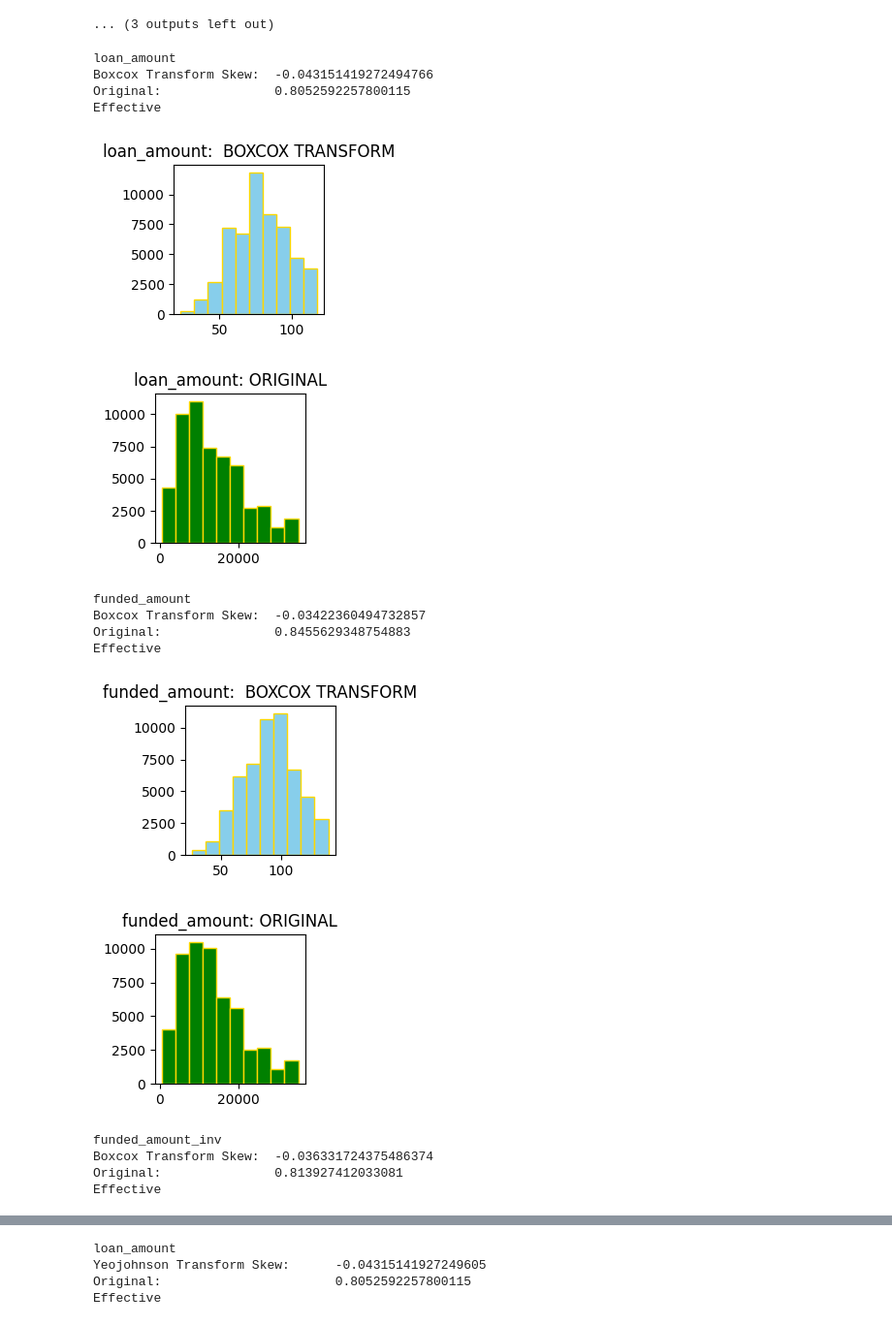
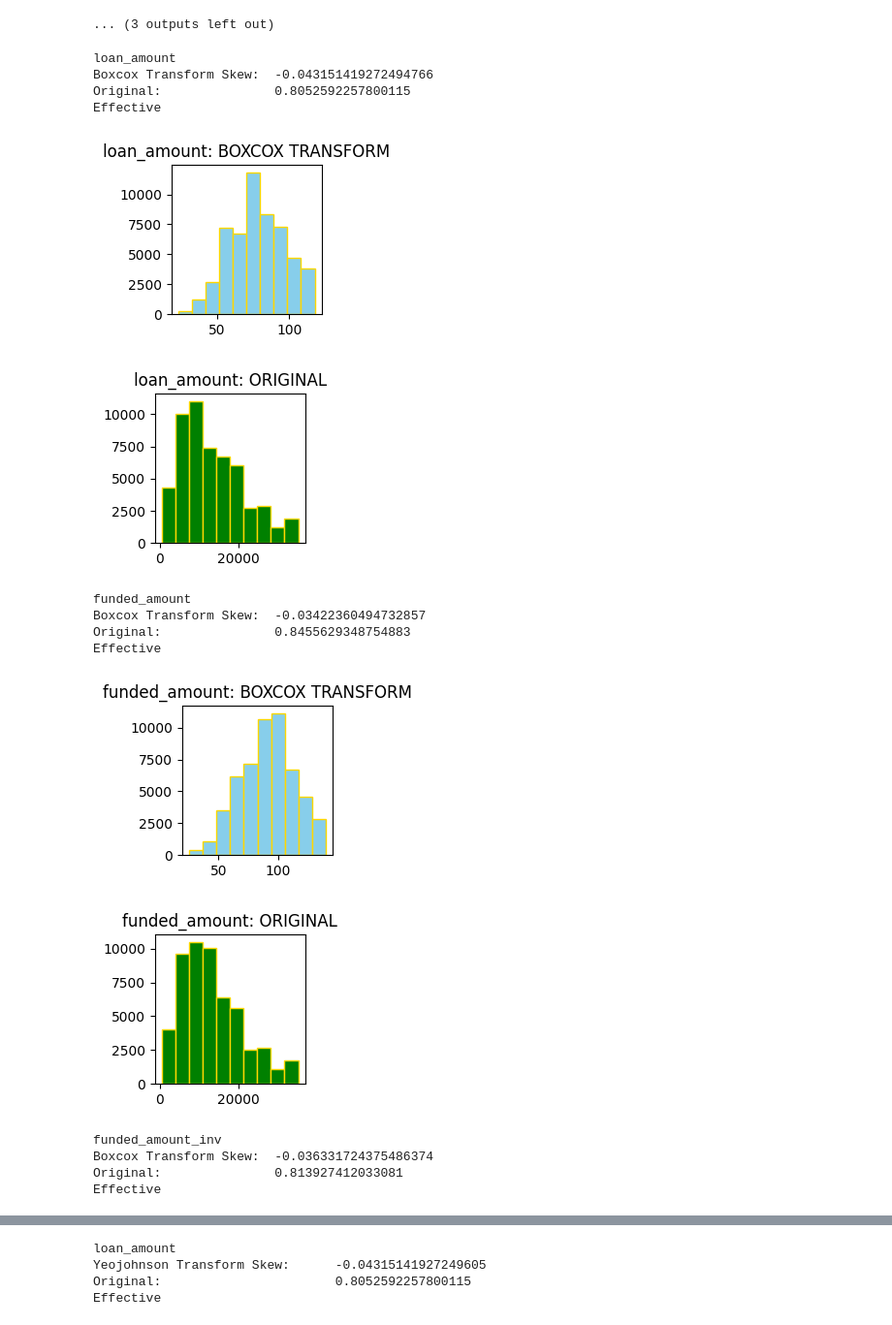
Before and after one commit to vpagador/EDA-Customer-Loans-in-Finance, a Jupyter notebook: plot_skew.ipynb, the cells around one changed output, grey strips where cells are left out. Shown at 97% size. Saved outputs shown, nothing was run; the diff lists cells and outputs as text; code cells hidden in the pictures.

```diff
--- a/plot_skew.ipynb
+++ b/plot_skew.ipynb
@@ -189,11 +190,12 @@ last_payment_amount:
 collections_12_mths_ex_med:
         20.262374877929688
 [figure]
+# %%
+plotter = Plotter()
 # %%
 # under 1 HISTOGRAMS
 for column in less_than_1:
-    qqplot(df[column],line='q', fit=True)
-    plt.title(column)
+    plotter.plot_qq(df[column],title=column)
 # %% [output]
 [figure]
 [figure]
@@ -342,15 +344,9 @@ for column, array in zip(columns_to_transform, log_arrays):
         print("Effective")
     else:
         print("Not Effective")
-    plt.figure(figsize=[2,2])
-    plt.hist(array, color = "skyblue", edgecolor = "gold")
-    plt.title(f"{column}: LOG TRANSFORM")
-    plt.show()
 
-    plt.figure(figsize=[2,2])
-    plt.hist(df[column],color = "green", edgecolor = "gold")
-    plt.title(f"{column}: ORIGINAL")
-    plt.show()
+    plotter.plot_histogram(data=array,title=f"{column}: LOG TRANSFORM")
+    plotter.plot_histogram(data=df[column],title=f"{column}: ORIGINAL", color="green")
 # %% [output]
 loan_amount
 Log Transform Skew:     -0.6774872814309607
@@ -380,37 +376,30 @@ Effective
 # %%
 # POST TRANSFORMATION HISTOGRAMS
 # BOXCOX TRANSFORM HISTOGRAMS
 
 for column, array in zip(columns_to_transform, boxcox_arrays):
 
     print(column)
     print(f"Boxcox Transform Skew:\t{array.skew()}")
     print(f"Original:\t\t{df[column].skew()}")
     if abs(array.skew()) < abs(df[column].skew()):
         print("Effective")
     else:
         print("Not Effective")
-    plt.figure(figsize=[2,2])
-    plt.hist(array, color = "skyblue", edgecolor = "gold")
-    plt.title(f"{column}:  BOXCOX TRANSFORM")
-    plt.show()
-
-    plt.figure(figsize=[2,2])
-    plt.hist(df[column],color = "green", edgecolor = "gold")
-    plt.title(f"{column}: ORIGINAL")
-    plt.show()
+    plotter.plot_histogram(data=array,title=f"{column}: BOXCOX TRANSFORM")
+    plotter.plot_histogram(data=df[column],title=f"{column}: ORIGINAL", color="green")
 # %% [output]
 loan_amount
 Boxcox Transform Skew:  -0.043151419272494766
 Original:               0.8052592257800115
 Effective
-[figure, old version]
+[figure, new version]
 [figure]
 funded_amount
 Boxcox Transform Skew:  -0.03422360494732857
 Original:               0.8455629348754883
 Effective
-[figure, old version]
+[figure, new version]
 [figure]
 funded_amount_inv
 Boxcox Transform Skew:  -0.036331724375486374
```
Also changed, not shown: parts of 9 cells of this notebook, 4 other files.
